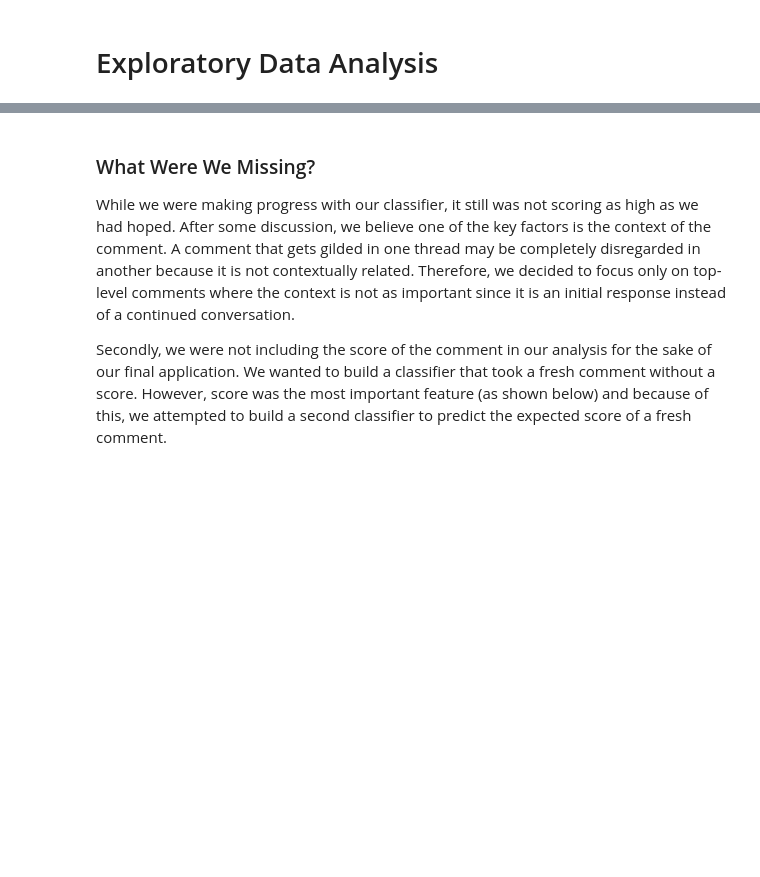
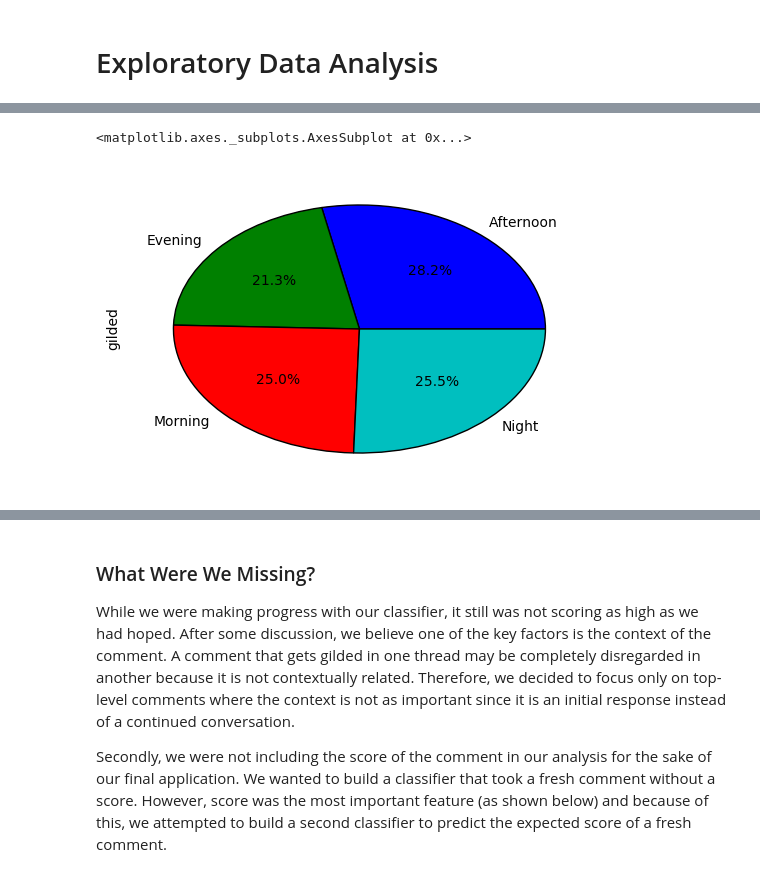
Before and after one commit to cyinwei/csce489_gold, a Jupyter notebook: Project Notebook.ipynb, the cells around one changed output, grey strips where cells are left out. Drawn from its saved outputs; the diff is of its cells as text; code cells hidden in the pictures; blank space fills up the shorter version.

```diff
--- a/Project Notebook.ipynb
+++ b/Project Notebook.ipynb
@@ -51,0 +77,11 @@ Something interesting we noted was that the Morning and Afternoon classification
+# %%
+data = pd.read_csv('./Subreddits/mytrain/addedAdviceAnimals_train.csv')
+
+
+from sklearn.linear_model import LinearRegression
+lm_in_sklearn = LinearRegression()
+
+data.groupby('Time of Day')[['gilded']].count().plot(kind='pie',y='gilded', autopct='%1.1f%%', legend=False)
+# %% [output]
+<matplotlib.axes._subplots.AxesSubplot at 0x...>
+[figure, added]
```
Also changed, not shown: parts of 4 cells of this notebook.
